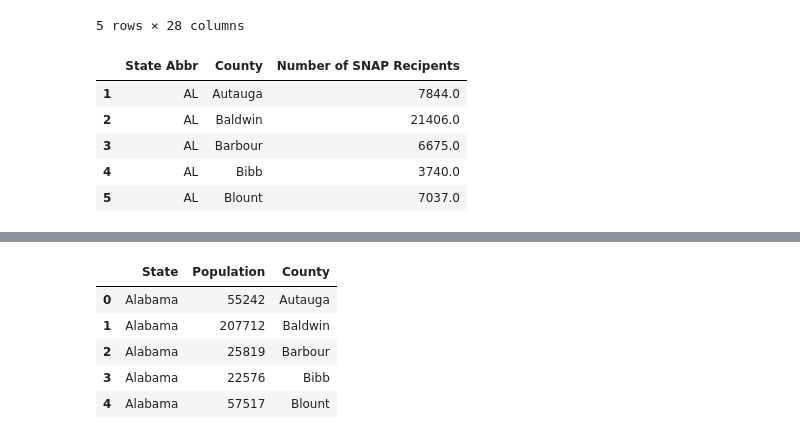
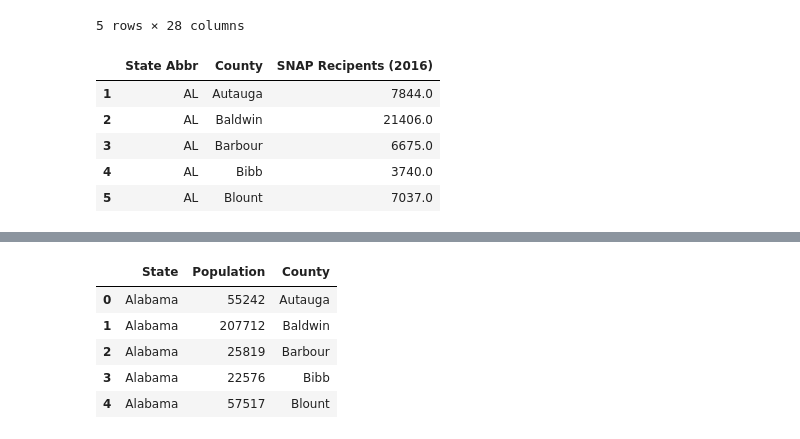
Before and after one commit to emilou1981/Group_Project_1, a Jupyter notebook: US County Obesity and Possible Linkages-Areerat.ipynb, the cells around one changed output, grey strips where cells are left out. Saved outputs shown, nothing was run; the diff lists cells and outputs as text; code cells hidden in the pictures.

```diff
--- a/US County Obesity and Possible Linkages-Areerat.ipynb
+++ b/US County Obesity and Possible Linkages-Areerat.ipynb
@@ -166,13 +160,14 @@ SNAP_df.head()
 | 4 | 1 | 7 | Bibb County, AL | 3740.0 | 3794.0 | 4085.0 | 4175.0 | 4269.0 | ... |
 5 rows × 28 columns
 # %%
+#referencing data needed for 2016 analysis and creating new dataframe
 reduced_SNAP_df = SNAP_df.loc[:, ["State Abbr", "County", "July 2016"]]
-reduced_SNAP_df.rename(columns={"July 2016": "Number of SNAP Recipents"}, inplace=True)
+reduced_SNAP_df.rename(columns={"July 2016": "SNAP Recipents (2016)"}, inplace=True)
 reduced_SNAP_df = reduced_SNAP_df[reduced_SNAP_df["State Abbr"].astype(str) != "None"]
 
 reduced_SNAP_df.head()
 # %% [output]
-|  | State Abbr | County | Number of SNAP Recipents |
+|  | State Abbr | County | SNAP Recipents (2016) |
 | 1 | AL | Autauga | 7844.0 |
 | 2 | AL | Baldwin | 21406.0 |
 | 3 | AL | Barbour | 6675.0 |
```
Also changed, not shown: parts of 24 cells of this notebook, 6 other files.
